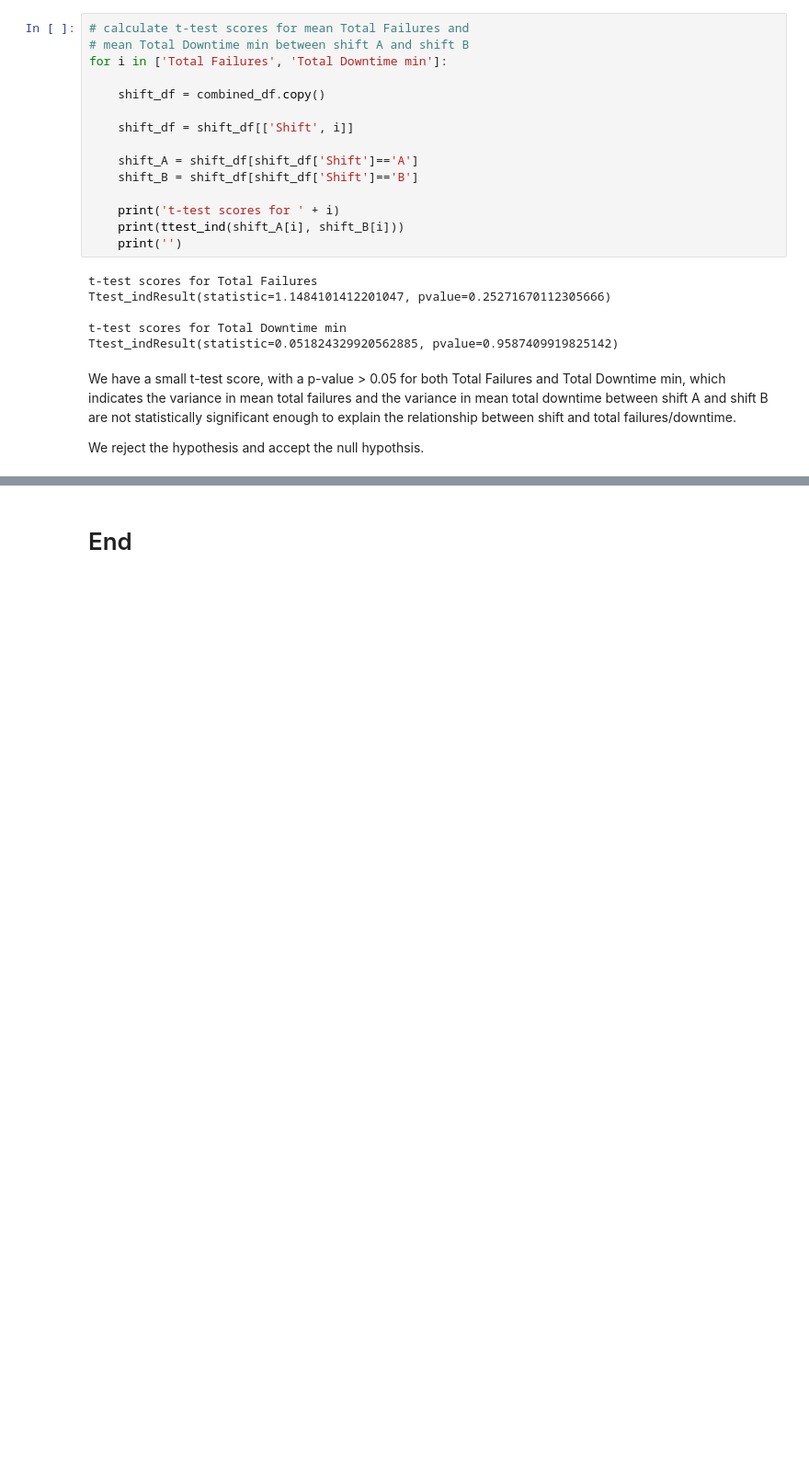
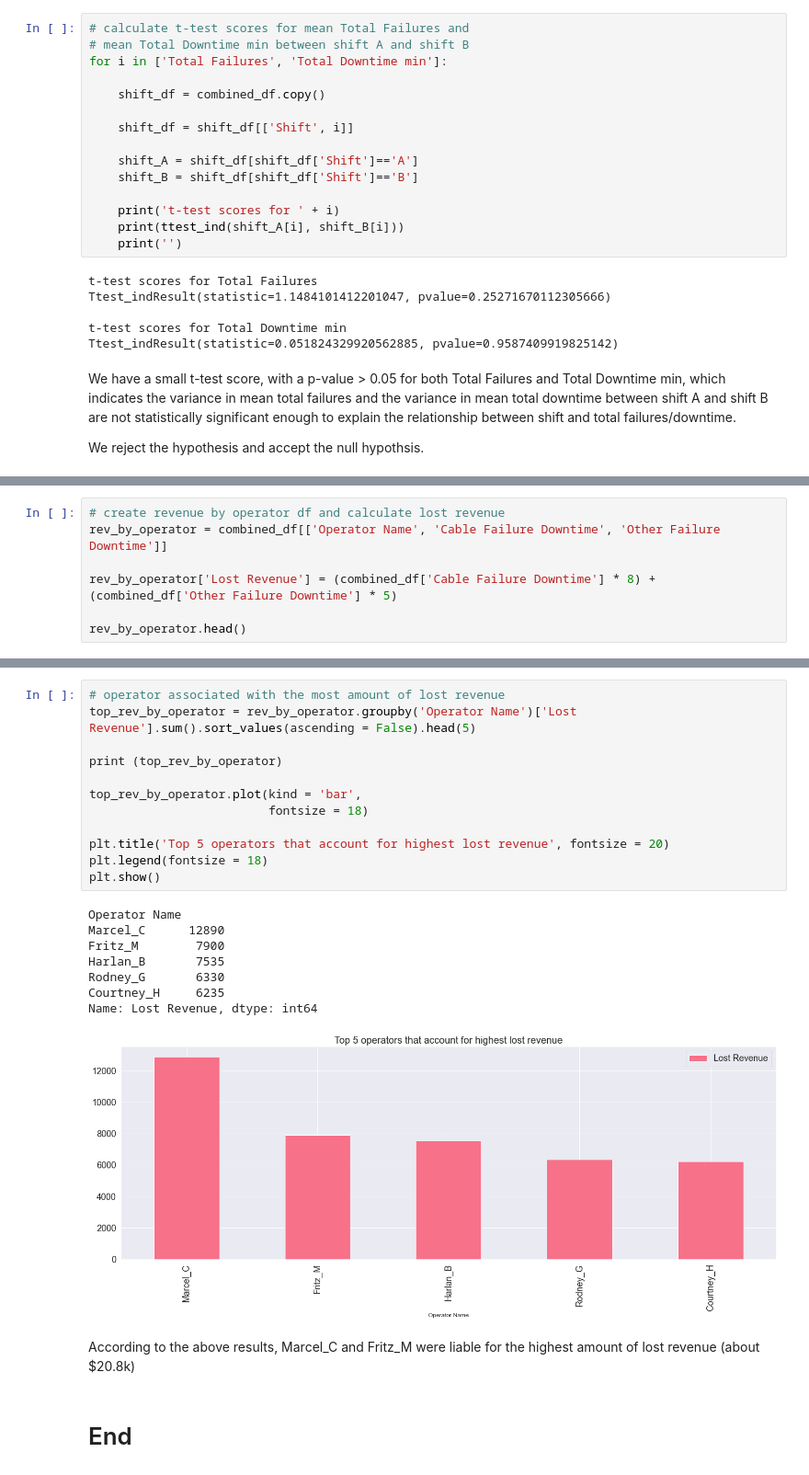
Before and after one commit to vidao-pki/analytics_onboarding, a Jupyter notebook: Exploration.ipynb, the cells around one changed output, grey strips where cells are left out. Shown: that part at 92% size. Saved outputs shown, nothing was run; the diff lists cells and outputs as text; blank space fills up the shorter version.

```diff
--- a/Exploration.ipynb
+++ b/Exploration.ipynb
@@ -499,0 +579,7 @@ We reject the hypothesis and accept the null hypothsis.
+# %%
+# create revenue by operator df and calculate lost revenue
+rev_by_operator = combined_df[['Operator Name', 'Cable Failure Downtime', 'Other Failure Downtime']]
+
+rev_by_operator['Lost Revenue'] = (combined_df['Cable Failure Downtime'] * 8) + (combined_df['Other Failure Downtime'] * 5)
+
+rev_by_operator.head()
@@ -500,2 +593,25 @@ We reject the hypothesis and accept the null hypothsis.
+# %%
+# operator associated with the most amount of lost revenue
+top_rev_by_operator = rev_by_operator.groupby('Operator Name')['Lost Revenue'].sum().sort_values(ascending = False).head(5)
+
+print (top_rev_by_operator)
+
+top_rev_by_operator.plot(kind = 'bar',
+                         fontsize = 18)
+
+plt.title('Top 5 operators that account for highest lost revenue', fontsize = 20)
+plt.legend(fontsize = 18)
+plt.show()
+# %% [output]
+Operator Name
+Marcel_C      12890
+Fritz_M        7900
+Harlan_B       7535
+Rodney_G       6330
+Courtney_H     6235
+Name: Lost Revenue, dtype: int64
+[figure, added]
+# %% [markdown]
+According to the above results, Marcel_C and Fritz_M were liable for the highest amount of lost revenue (about $20.8k)
 # %% [markdown]
 # End
```
Also changed, not shown: parts of 9 cells of this notebook.
